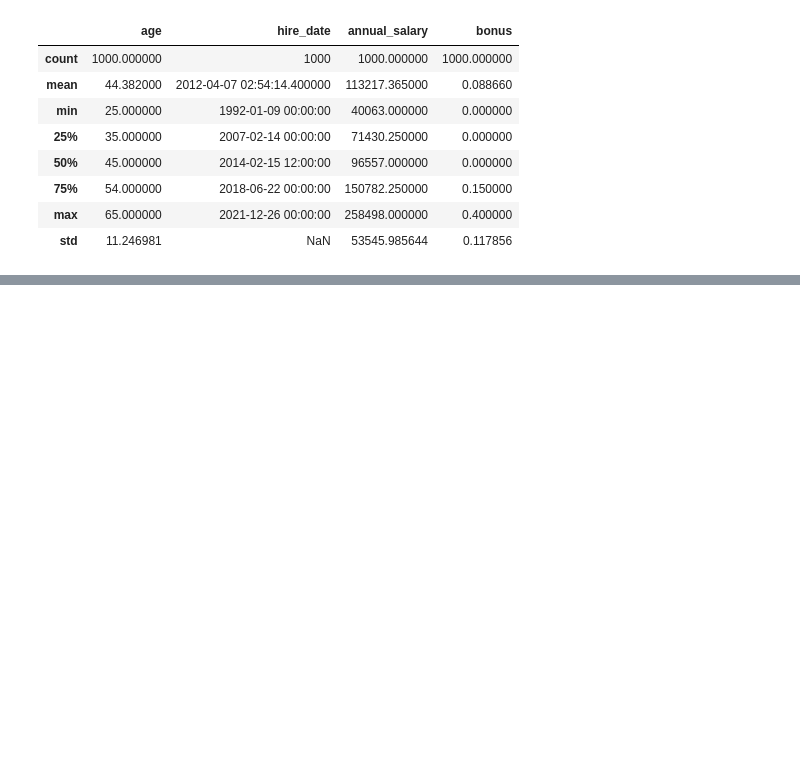
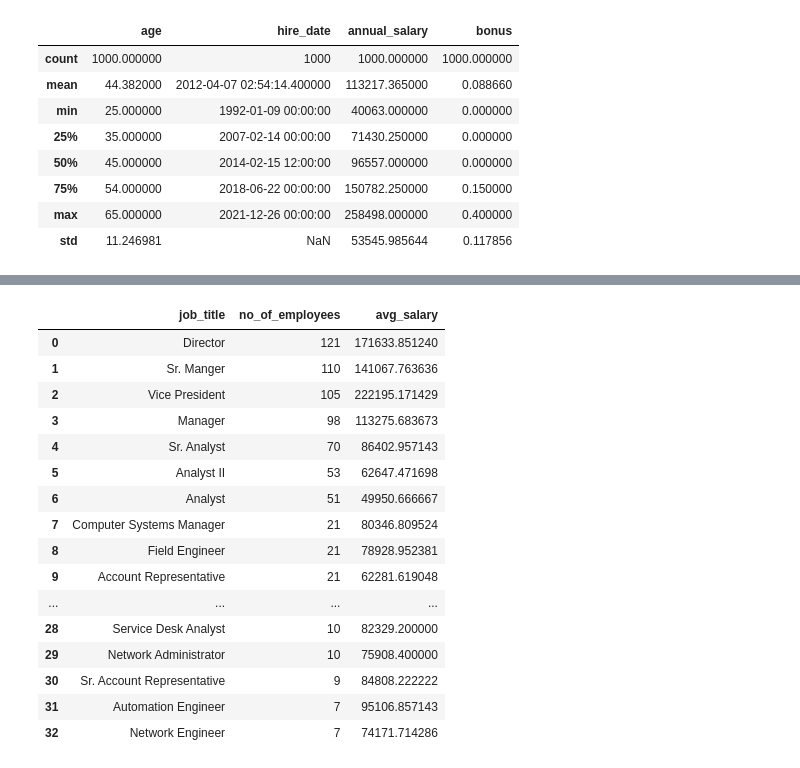
Before and after one commit to Karthikeyan-S-04/EDA_Using_Python_And_SQL, a Jupyter notebook: Employee-Data-Analysis/EDA.ipynb, the cells around one changed output, grey strips where cells are left out. Drawn from its saved outputs; the diff is of its cells as text; code cells hidden in the pictures; blank space fills up the shorter version.

```diff
--- a/Employee-Data-Analysis/EDA.ipynb
+++ b/Employee-Data-Analysis/EDA.ipynb
@@ -125,0 +143,24 @@ df.to_sql('employees', con=engine.connect() , index=False, if_exists = 'replace'
+# %%
+%%sql
+SELECT job_title, COUNT(*) AS No_Of_Employees, AVG(annual_salary) AS Avg_Salary
+FROM employees
+GROUP BY job_title
+ORDER BY 2 DESC, 3 DESC;
+# %% [output]
+|  | job_title | no_of_employees | avg_salary |
+| 0 | Director | 121 | 171633.851240 |
+| 1 | Sr. Manger | 110 | 141067.763636 |
+| 2 | Vice President | 105 | 222195.171429 |
+| 3 | Manager | 98 | 113275.683673 |
+| 4 | Sr. Analyst | 70 | 86402.957143 |
+| 5 | Analyst II | 53 | 62647.471698 |
+| 6 | Analyst | 51 | 49950.666667 |
+| 7 | Computer Systems Manager | 21 | 80346.809524 |
+| 8 | Field Engineer | 21 | 78928.952381 |
+| 9 | Account Representative | 21 | 62281.619048 |
+| ... | ... | ... | ... |
+| 28 | Service Desk Analyst | 10 | 82329.200000 |
+| 29 | Network Administrator | 10 | 75908.400000 |
+| 30 | Sr. Account Representative | 9 | 84808.222222 |
+| 31 | Automation Engineer | 7 | 95106.857143 |
+| 32 | Network Engineer | 7 | 74171.714286 |
```
Also changed, not shown: parts of 12 cells of this notebook.
